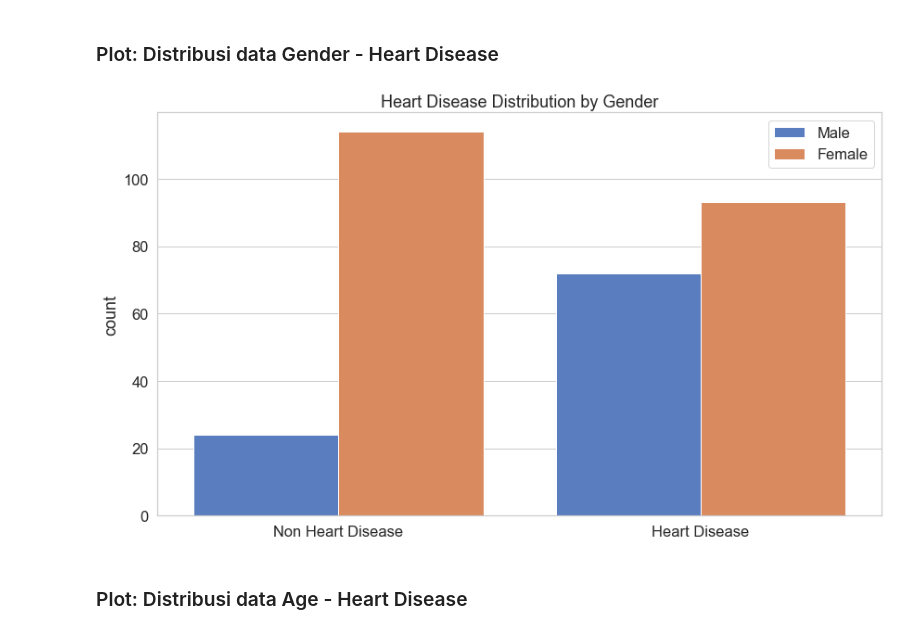
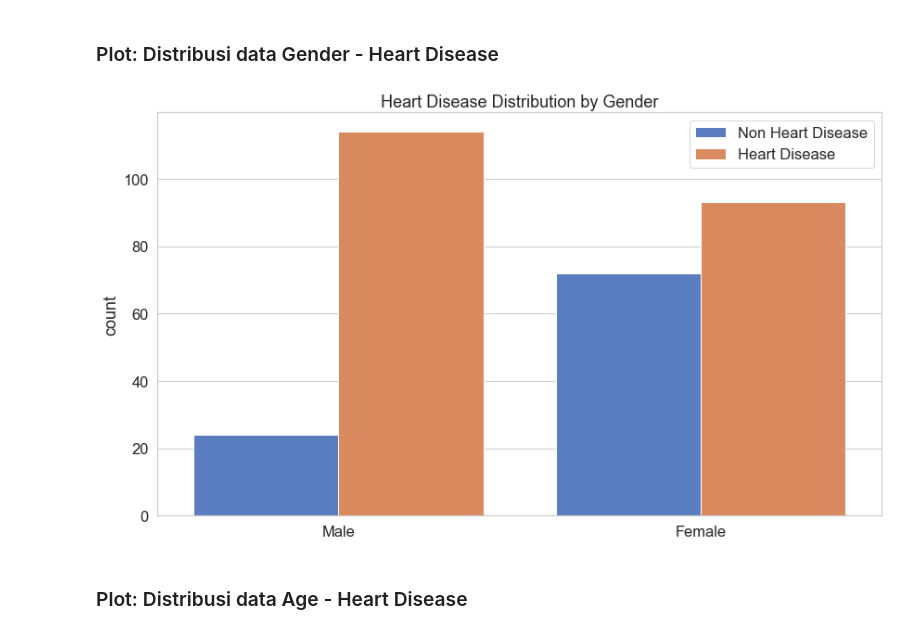
Before and after one commit to glengunawan/Heart_Disease_Prediction, a Jupyter notebook: Final_Project/Heart Disease Analysis 2.ipynb, the cells around one changed output. Drawn from its saved outputs; the diff is of its cells as text; code cells hidden in the pictures.

```diff
--- a/Final_Project/Heart Disease Analysis 2.ipynb
+++ b/Final_Project/Heart Disease Analysis 2.ipynb
@@ -174,14 +174,15 @@ plt.xlabel("");
 # %%
 sb.set(style='whitegrid', palette='muted', font_scale=1.5)
 
 plt.figure(figsize=(14, 8))
 p = sb.countplot(x='target', data=df, hue='sex')
 p.set_title("Heart Disease Distribution by Gender")
-p.set_xticklabels(['Non Heart Disease', 'Heart Disease'])
-plt.legend(['Male', 'Female'])
+p.set_xticklabels(['Male', 'Female'])
+plt.legend(['Non Heart Disease', 'Heart Disease'])
 plt.xlabel("");
+plt.show()
 # %% [output]
-[figure, old version]
+[figure, new version]
 # %% [markdown]
 ### Plot: Distribusi data Age - Heart Disease
 # %%
```
Also changed, not shown: parts of 3 cells of this notebook.
